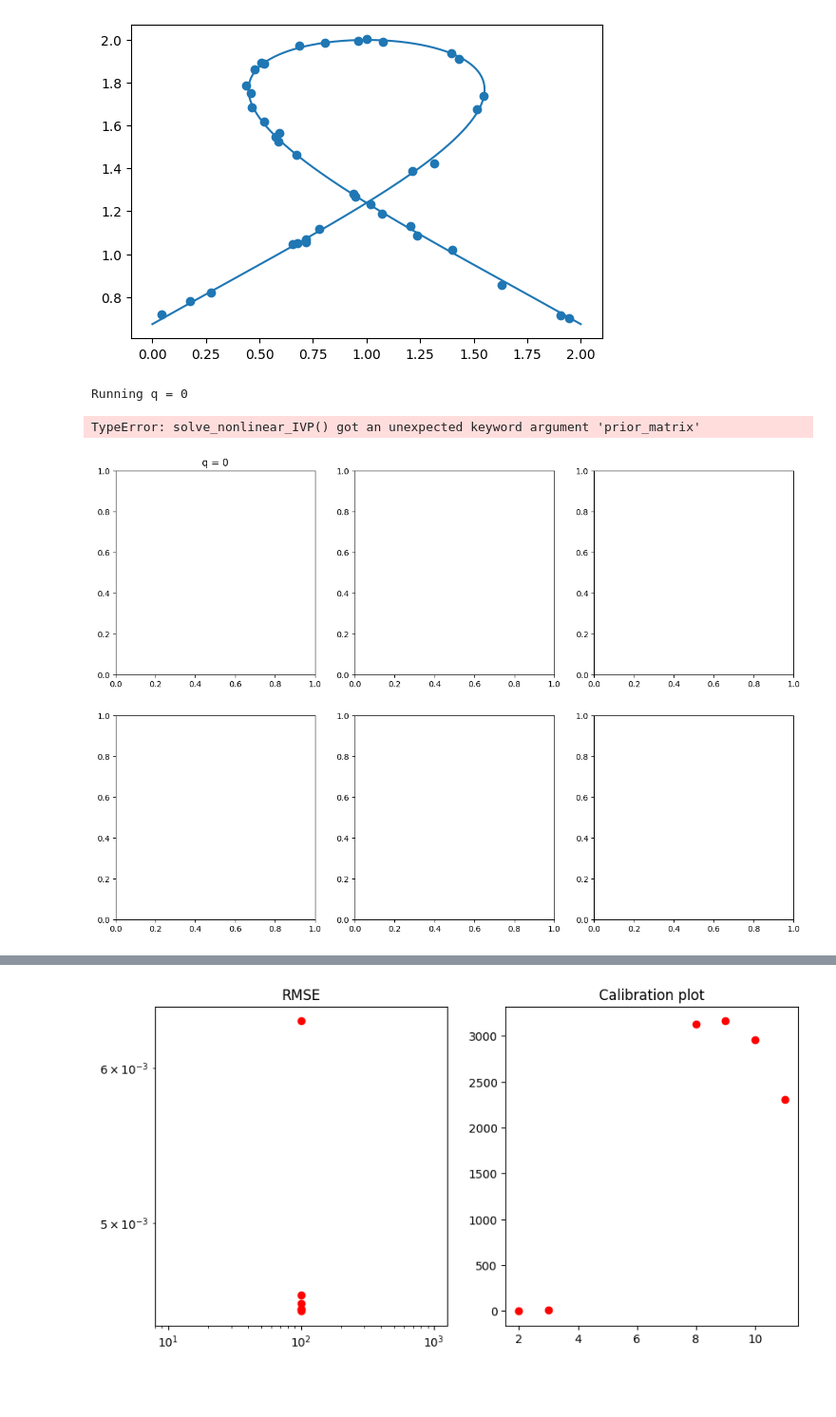
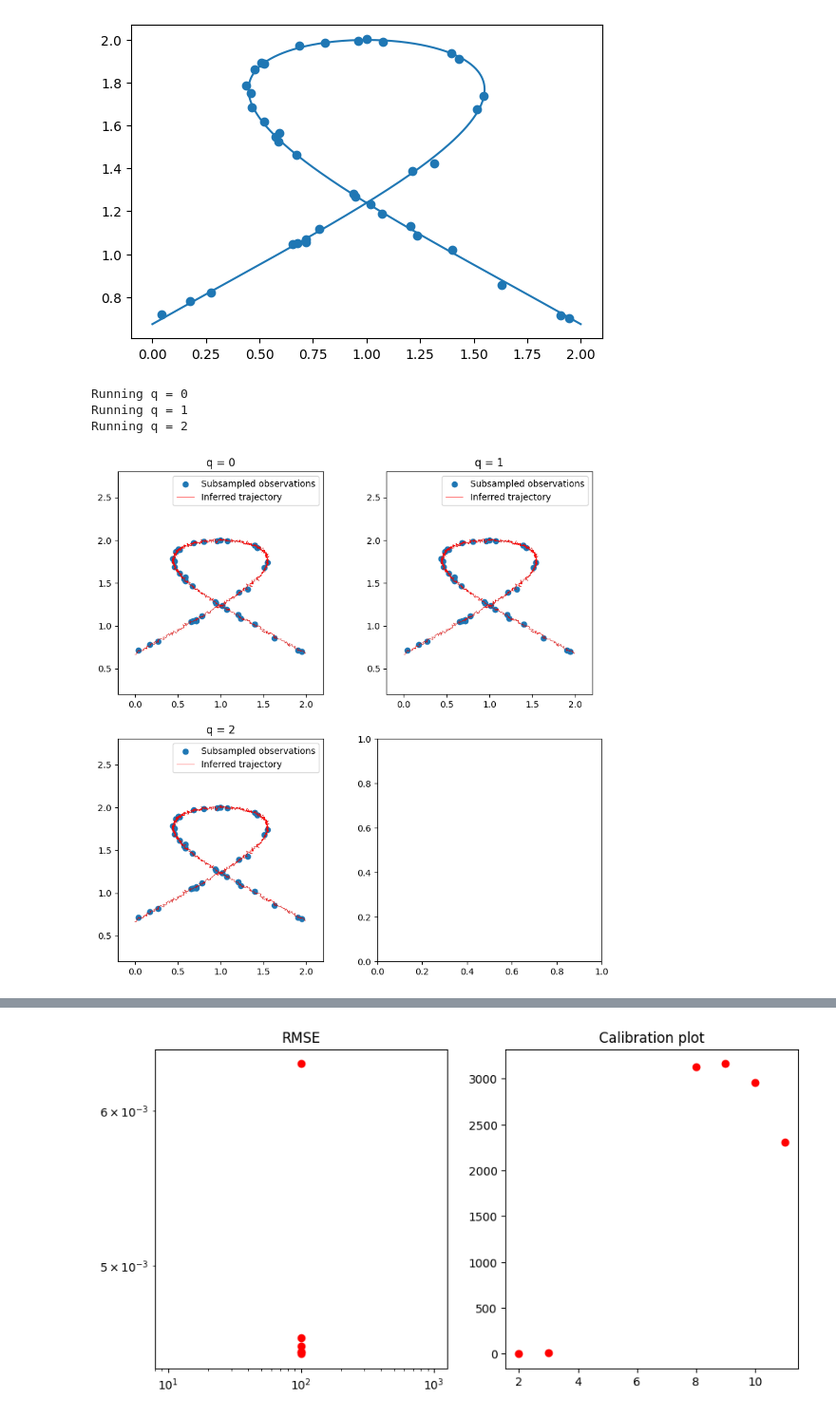
Before and after one commit to Whatisthisname/probabilistic-PDE-solver-on-manifold, a Jupyter notebook: app/test_kf.ipynb, the cells around one changed output, grey strips where cells are left out. Shown at 95% size. Cells and saved outputs as stored; diff of their text form; code cells hidden in the pictures; blank space fills up the shorter version.

```diff
--- a/app/test_kf.ipynb
+++ b/app/test_kf.ipynb
@@ -28,7 +28,7 @@ ax.scatter(
     label="Subsampled observations",
 )
 # convert to mask
-mask = jnp.zeros(1000).astype(bool)
+mask = jnp.ones(1000).astype(bool)
 mask = mask.at[samples_idx].set(True)
 mask = mask.at[::3].set(True)
 mask = mask.at[0].set(False)
@@ -61,45 +61,46 @@ def fit_trajectory_samples(q, ax):
         observation_function=obs,
         update_indicator=mask,
         observation_uncertainty=jnp.eye(state) * 0,
-        n_samples=5,
+        n_samples=1,
     )
     for i in range(jnp.size(samples_, axis=1)):
         ax.plot(
             samples_[:, i, 0],
             samples_[:, i, 1],
             # label="Inferred trajectory",
             color="k",
             linewidth=0.2,
         )
     ax.scatter(
         samples[samples_idx][:, 0],
         samples[samples_idx][:, 1],
         label="Subsampled observations",
     )
     ax.set_aspect("equal")
-    # ax.plot(
-    #     means[:, 0],
-    #     means[:, 1],
-    #     label="Inferred trajectory",
-    #     color="r",
-    #     linewidth=0.4,
-    # )
+    ax.plot(
+        means[:, 0],
+        means[:, 1],
+        label="Inferred trajectory",
+        color="r",
+        linewidth=0.4,
+    )
 
     ax.set_xlim(-0.2, 2.2)
     ax.set_ylim(0.2, 2.8)
     ax.legend()
 
 
-qs = [0, 1, 2, 3, 4, 5, 6, 7, 8, 9][:6]
+qs = [0, 1, 2, 3, 4, 5, 6, 7, 8, 9][:3]
 width = int(jnp.ceil(jnp.sqrt(len(qs))))
 height = int(jnp.ceil(len(qs) / width))
 fig, ax = plt.subplots(height, width, figsize=(5 * width, 5 * height))
 for q, ax in zip(qs, ax.flatten()):
     print(f"Running q = {q}")
     ax.set_title(f"q = {q}")
     fit_trajectory_samples(q, ax)
 # %% [output]
 Running q = 0
+Running q = 1
+Running q = 2
-TypeError: solve_nonlinear_IVP() got an unexpected keyword argument 'prior_matrix'
-[figure, old version]
+[figure, new version]
 # %%
```
Also changed, not shown: parts of 1 cell of this notebook, 8 other files.
